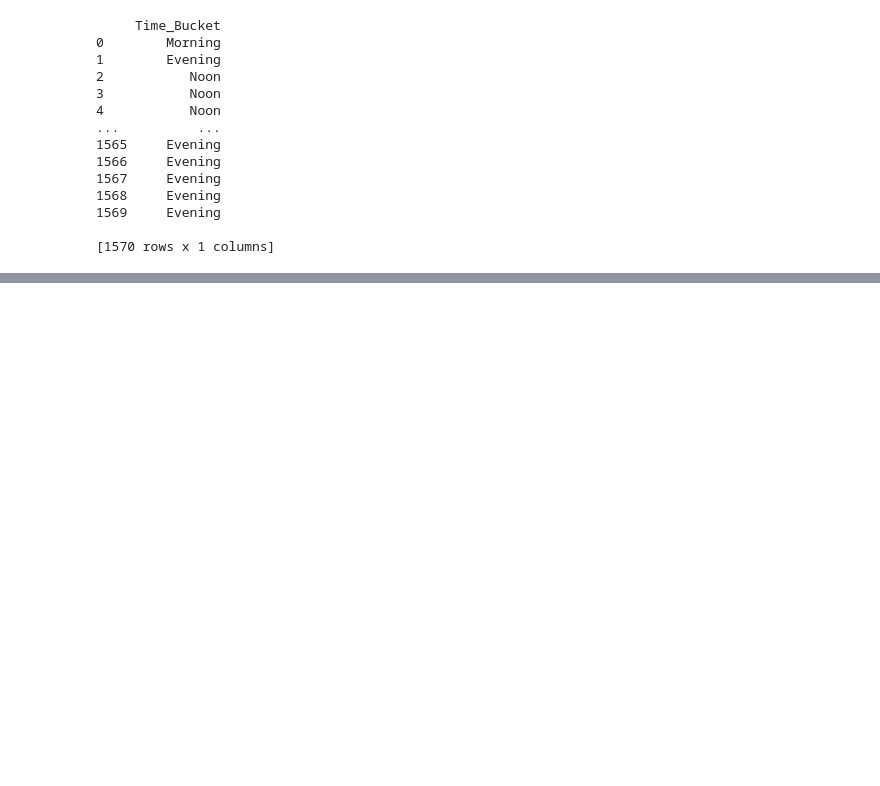
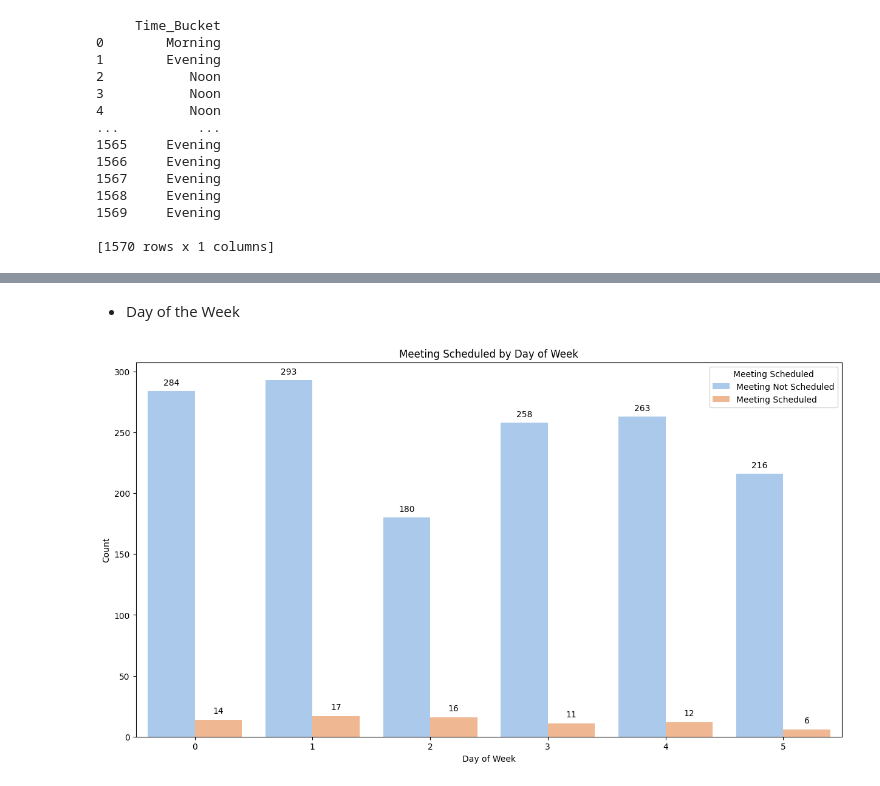
Before and after one commit to sukritimacker/LeadInsight-Analyzer, a Jupyter notebook: LeadInsight_Analyser.ipynb, the cells around one changed output, grey strips where cells are left out. Cells and saved outputs as stored; diff of their text form; code cells hidden in the pictures; blank space fills up the shorter version.

```diff
--- a/LeadInsight_Analyser.ipynb
+++ b/LeadInsight_Analyser.ipynb
@@ -199,0 +319,15 @@ print(df[['Time_Bucket']])
+# %% [markdown]
+- Day of the Week
+# %%
+plt.figure(figsize=(15, 8))
+ax = sns.countplot(x='Day of Week', hue='meeting_scheduled', data=df, palette='pastel')
+for p in ax.patches:
+    ax.annotate(f'{p.get_height()}', (p.get_x() + p.get_width() / 2., p.get_height()),
+                ha='center', va='center', xytext=(0, 10), textcoords='offset points')
+plt.xlabel('Day of Week')
+plt.ylabel('Count')
+plt.title('Meeting Scheduled by Day of Week')
+plt.legend(title='Meeting Scheduled', labels=['Meeting Not Scheduled', 'Meeting Scheduled'])
+plt.show()
+# %% [output]
+[figure, added]
```
Also changed, not shown: parts of 39 cells of this notebook, 2 other files.
